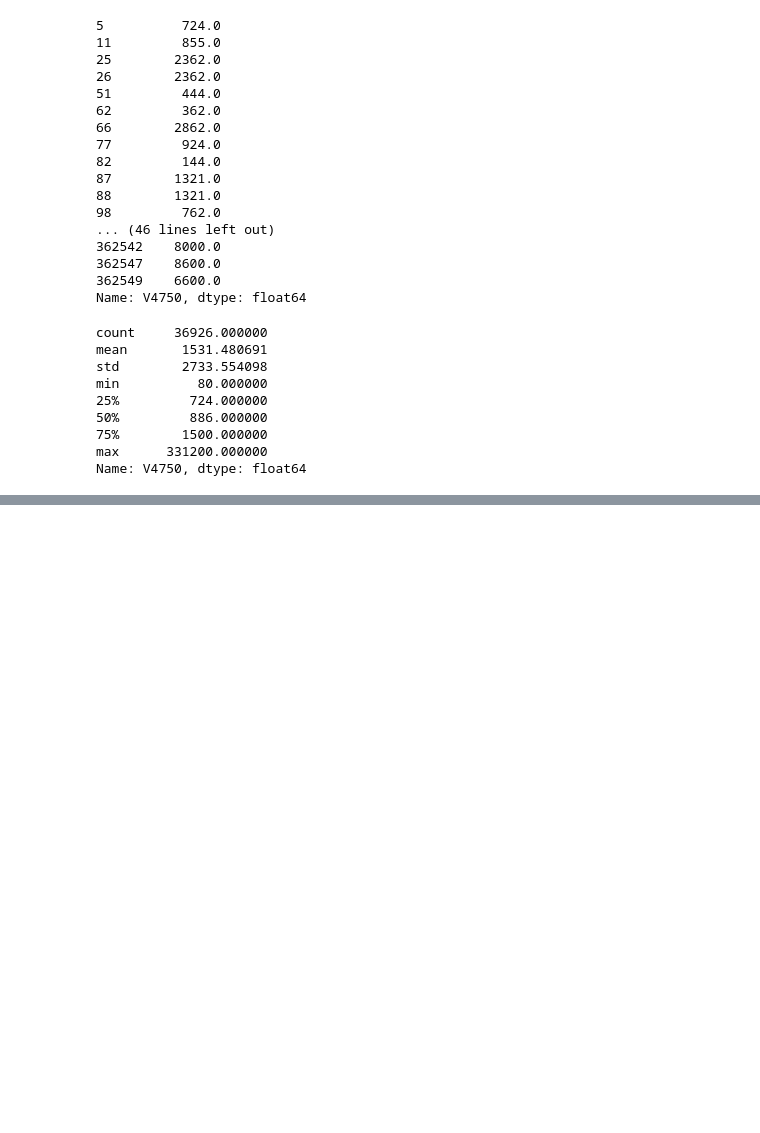
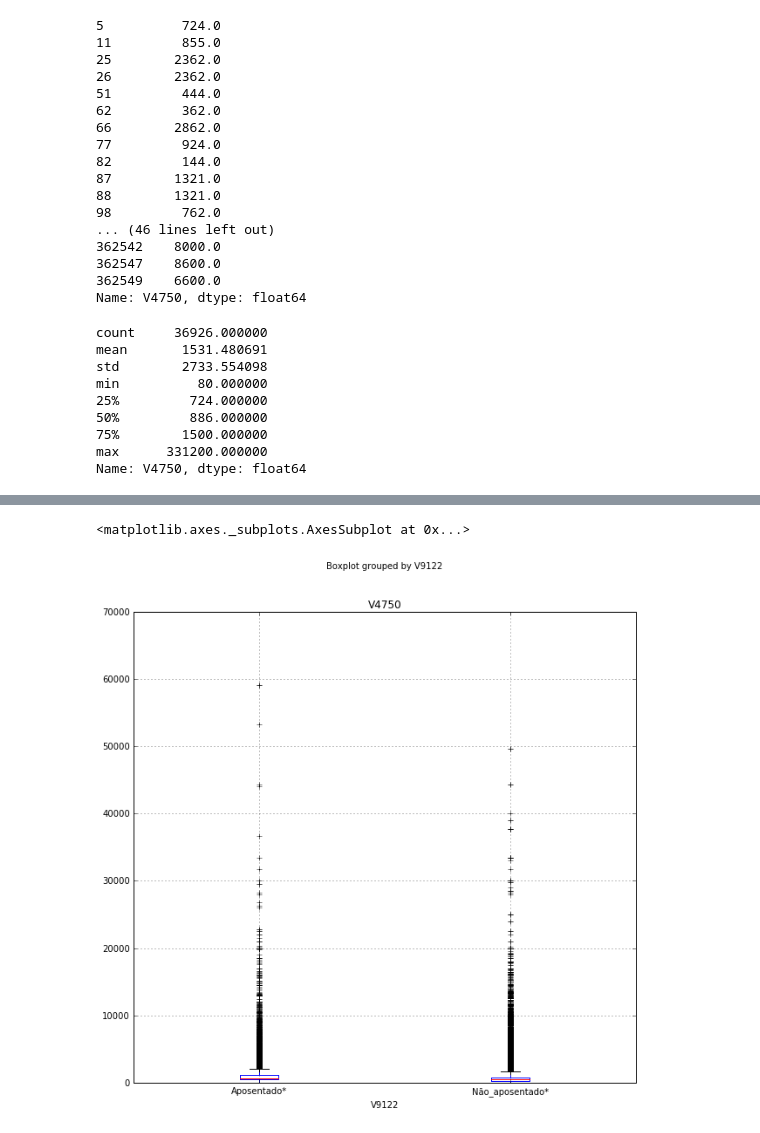
Before and after one commit to carletti/CD, a Jupyter notebook: Projeto1/Projeto1_final.ipynb, the cells around one changed output, grey strips where cells are left out. Drawn from its saved outputs; the diff is of its cells as text; code cells hidden in the pictures; blank space fills up the shorter version.

```diff
--- a/Projeto1/Projeto1_final.ipynb
+++ b/Projeto1/Projeto1_final.ipynb
@@ -329,0 +401,5 @@ AttributeError: 'Series' object has no attribute 'boxplot'
+# %%
+dados2011[dados2011.V4750 <82000].boxplot(column= "V4750", by="V9122", figsize=(10,10))
+# %% [output]
+<matplotlib.axes._subplots.AxesSubplot at 0x...>
+[figure, added]
```
Also changed, not shown: parts of 12 cells of this notebook.
